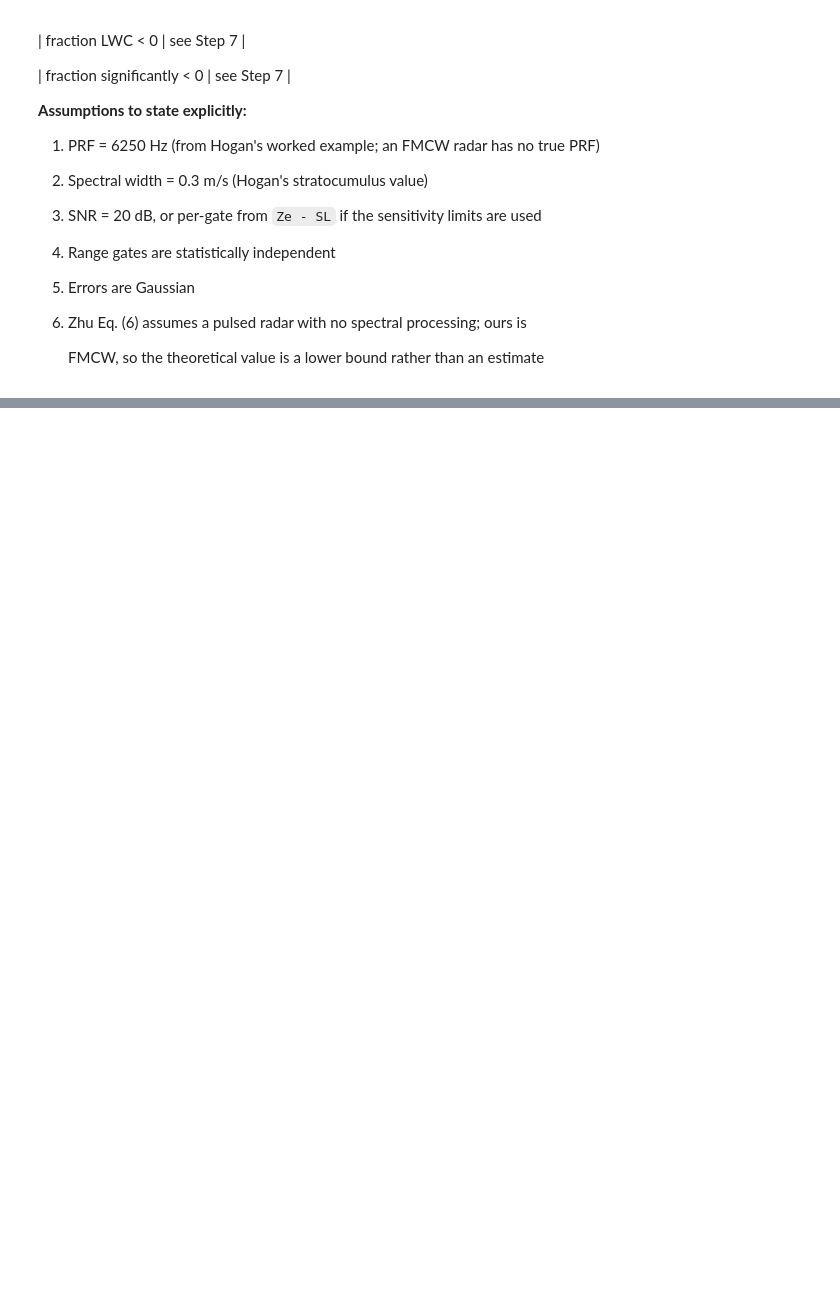
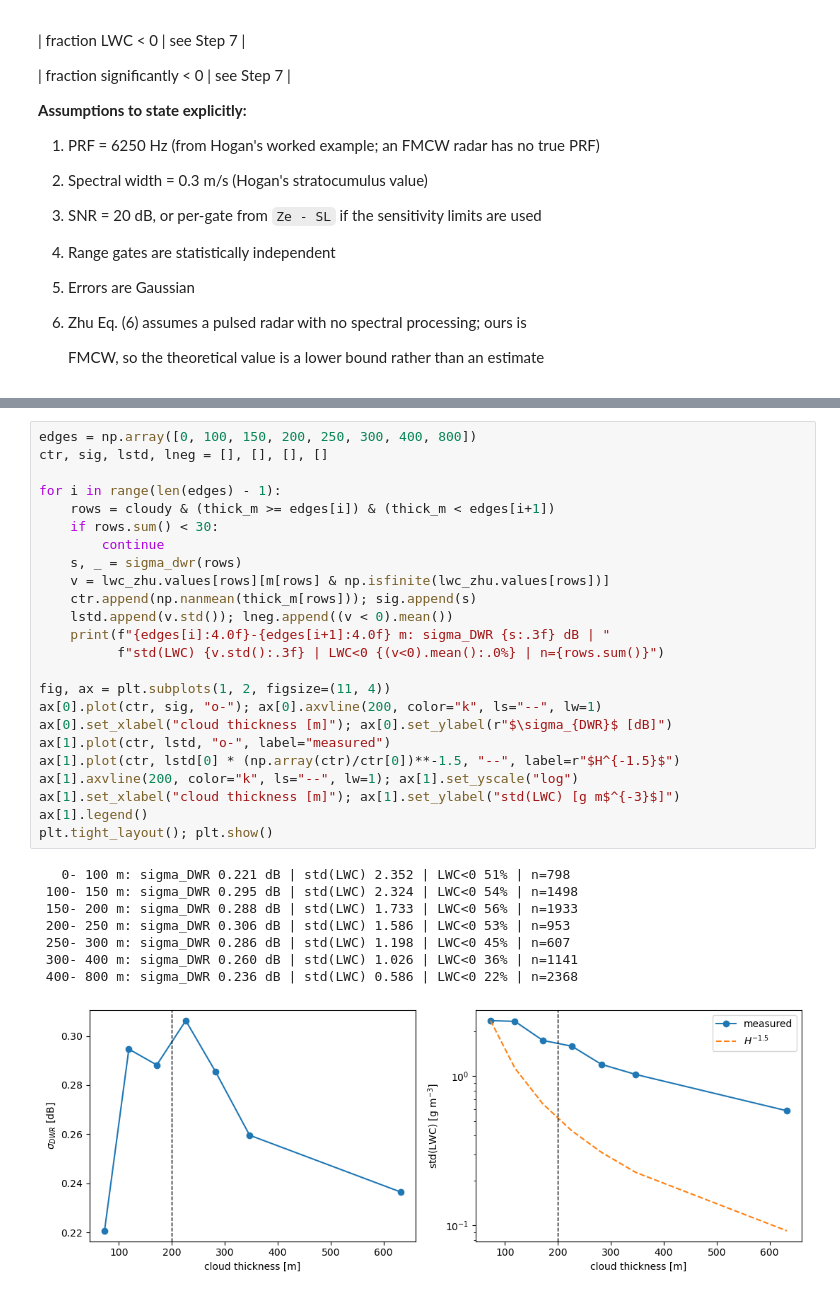
Before and after one commit to geronbreuergb-tech/dual_freq_radar_lwc, a Jupyter notebook: notebooks _2023_10_01/06_error_estimation.ipynb, the cells around one changed output, grey strips where cells are left out. Cells and saved outputs as stored; diff of their text form; blank space fills up the shorter version.

```diff
--- a/notebooks _2023_10_01/06_error_estimation.ipynb
+++ b/notebooks _2023_10_01/06_error_estimation.ipynb
@@ -938,0 +1106,33 @@ Data variables:
+# %%
+edges = np.array([0, 100, 150, 200, 250, 300, 400, 800])
+ctr, sig, lstd, lneg = [], [], [], []
+
+for i in range(len(edges) - 1):
+    rows = cloudy & (thick_m >= edges[i]) & (thick_m < edges[i+1])
+    if rows.sum() < 30:
+        continue
+    s, _ = sigma_dwr(rows)
+    v = lwc_zhu.values[rows][m[rows] & np.isfinite(lwc_zhu.values[rows])]
+    ctr.append(np.nanmean(thick_m[rows])); sig.append(s)
+    lstd.append(v.std()); lneg.append((v < 0).mean())
+    print(f"{edges[i]:4.0f}-{edges[i+1]:4.0f} m: sigma_DWR {s:.3f} dB | "
+          f"std(LWC) {v.std():.3f} | LWC<0 {(v<0).mean():.0%} | n={rows.sum()}")
+
+fig, ax = plt.subplots(1, 2, figsize=(11, 4))
+ax[0].plot(ctr, sig, "o-"); ax[0].axvline(200, color="k", ls="--", lw=1)
+ax[0].set_xlabel("cloud thickness [m]"); ax[0].set_ylabel(r"$\sigma_{DWR}$ [dB]")
+ax[1].plot(ctr, lstd, "o-", label="measured")
+ax[1].plot(ctr, lstd[0] * (np.array(ctr)/ctr[0])**-1.5, "--", label=r"$H^{-1.5}$")
+ax[1].axvline(200, color="k", ls="--", lw=1); ax[1].set_yscale("log")
+ax[1].set_xlabel("cloud thickness [m]"); ax[1].set_ylabel("std(LWC) [g m$^{-3}$]")
+ax[1].legend()
+plt.tight_layout(); plt.show()
+# %% [output]
+   0- 100 m: sigma_DWR 0.221 dB | std(LWC) 2.352 | LWC<0 51% | n=798
+ 100- 150 m: sigma_DWR 0.295 dB | std(LWC) 2.324 | LWC<0 54% | n=1498
+ 150- 200 m: sigma_DWR 0.288 dB | std(LWC) 1.733 | LWC<0 56% | n=1933
+ 200- 250 m: sigma_DWR 0.306 dB | std(LWC) 1.586 | LWC<0 53% | n=953
+ 250- 300 m: sigma_DWR 0.286 dB | std(LWC) 1.198 | LWC<0 45% | n=607
+ 300- 400 m: sigma_DWR 0.260 dB | std(LWC) 1.026 | LWC<0 36% | n=1141
+ 400- 800 m: sigma_DWR 0.236 dB | std(LWC) 0.586 | LWC<0 22% | n=2368
+[figure, added]
```
Also changed, not shown: parts of 14 cells of this notebook, 4 other files.
